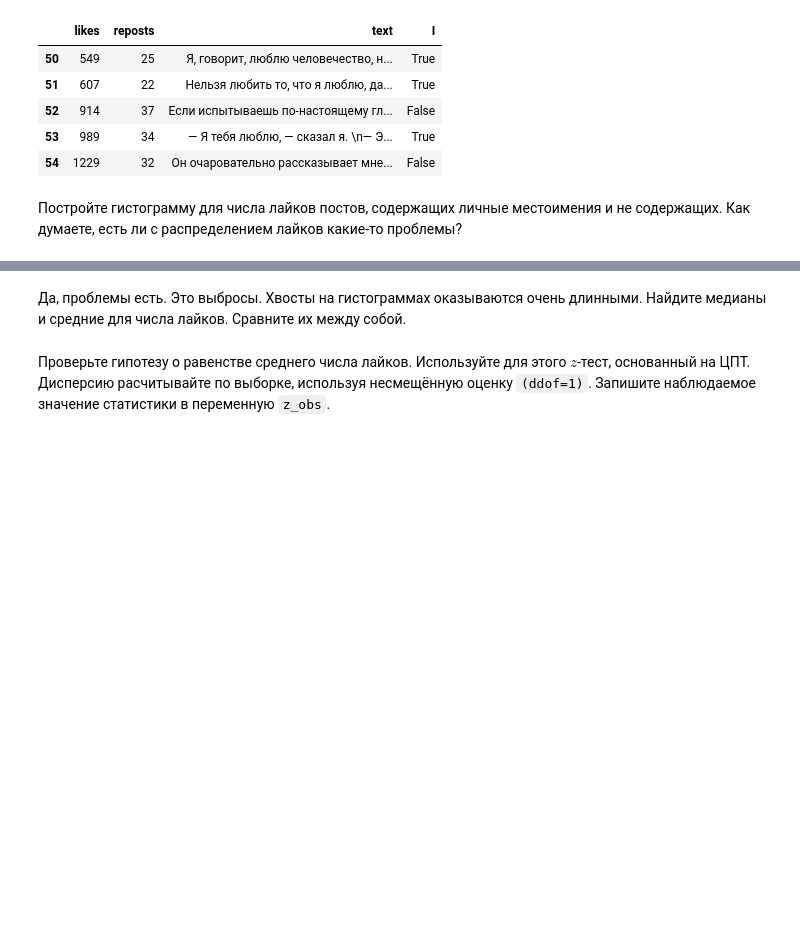
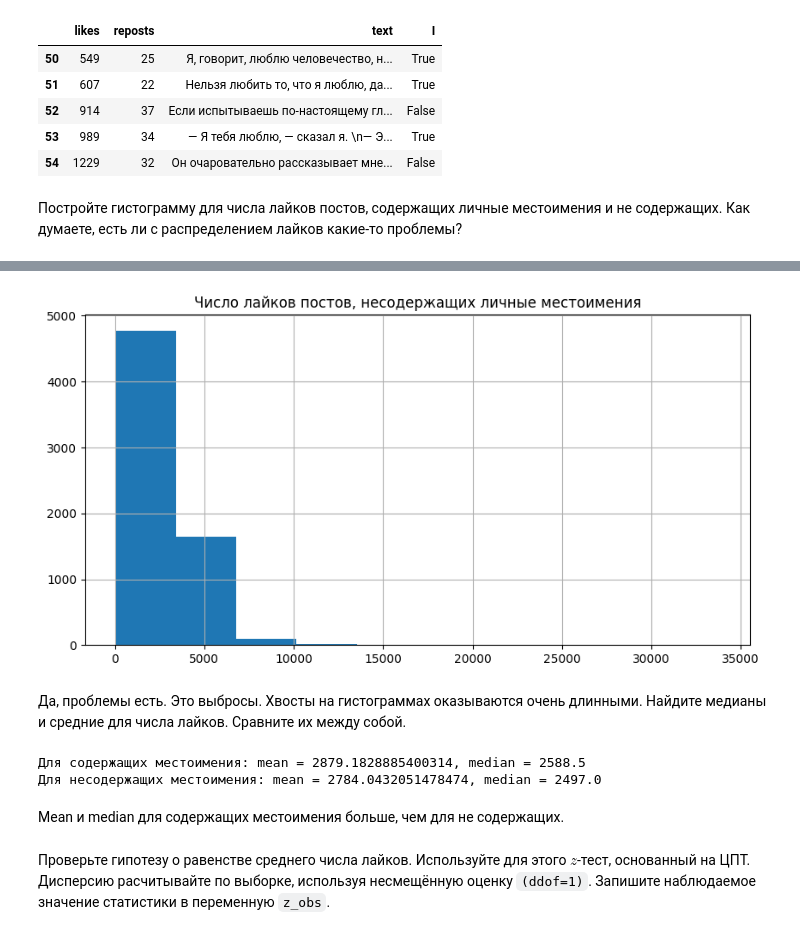
Before and after one commit to Kulikov17/MLDS_math_2022, a Jupyter notebook: hw_matstat/hw-02-kulikov-dmitry.ipynb, the cells around one changed output, grey strips where cells are left out. Saved outputs shown, nothing was run; the diff lists cells and outputs as text; code cells hidden in the pictures; blank space fills up the shorter version.

```diff
--- a/hw_matstat/hw-02-kulikov-dmitry.ipynb
+++ b/hw_matstat/hw-02-kulikov-dmitry.ipynb
@@ -268,9 +271,17 @@ df.head()
+# %%
+y.hist(figsize=(10, 5))
+plt.title('Число лайков постов, несодержащих личные местоимения');
+# %% [output]
+[figure, added]
 # %% [markdown]
 Да, проблемы есть. Это выбросы. Хвосты на гистограммах оказываются очень длинными. Найдите медианы и средние для числа лайков. Сравните их между собой.
 # %%
-### ╰( ͡° ͜ʖ ͡° )つ▬▬ι═══════  bzzzzzzzzzz
-# will the code be with you
-
-# your code here
+print(f'Для содержащих местоимения: mean = {x.mean()}, median = {x.median()}')
+print(f'Для несодержащих местоимения: mean = {y.mean()}, median = {y.median()}')
+# %% [output]
+Для содержащих местоимения: mean = 2879.1828885400314, median = 2588.5
+Для несодержащих местоимения: mean = 2784.0432051478474, median = 2497.0
+# %% [markdown]
+Mean и median для содержащих местоимения больше, чем для не содержащих.
 # %% [markdown]
 Проверьте гипотезу о равенстве среднего числа лайков. Используйте для этого $z$-тест, основанный на ЦПТ. Дисперсию расчитывайте по выборке, используя несмещённую оценку `(ddof=1)`. Запишите наблюдаемое значение статистики в переменную `z_obs`.
```
Also changed, not shown: parts of 19 cells of this notebook.
